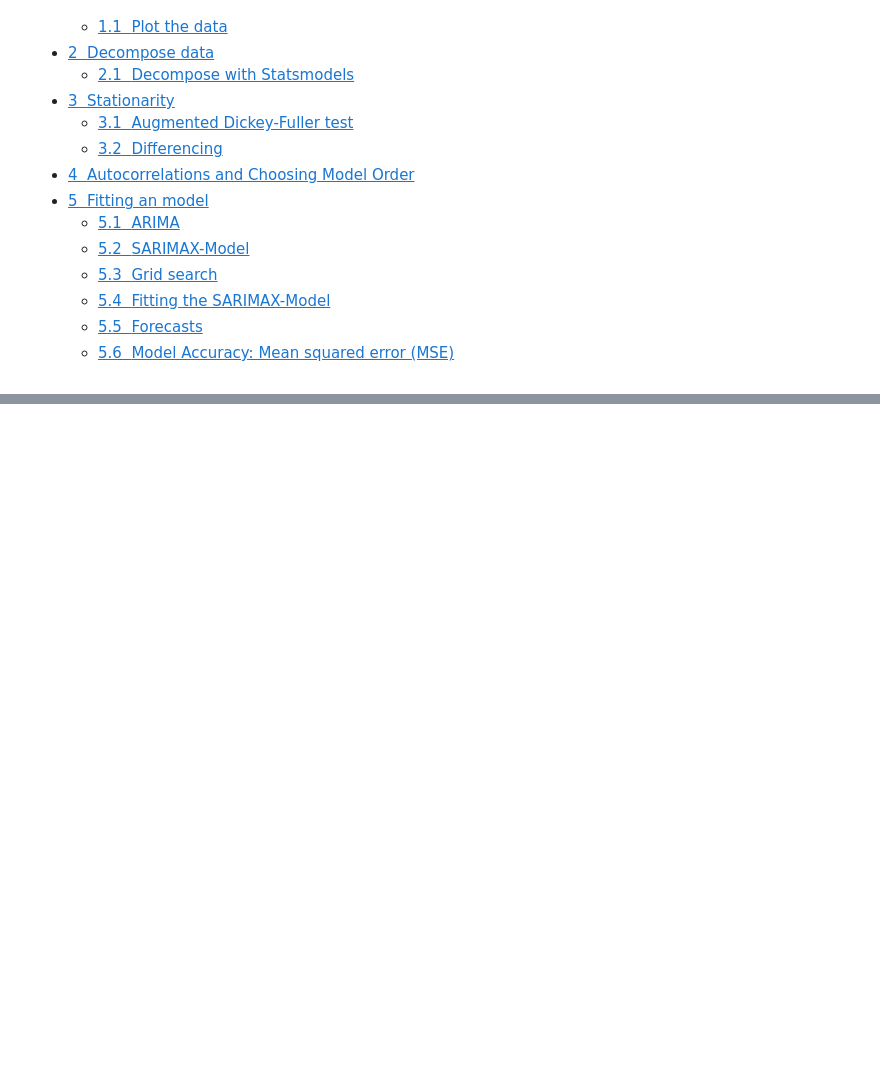
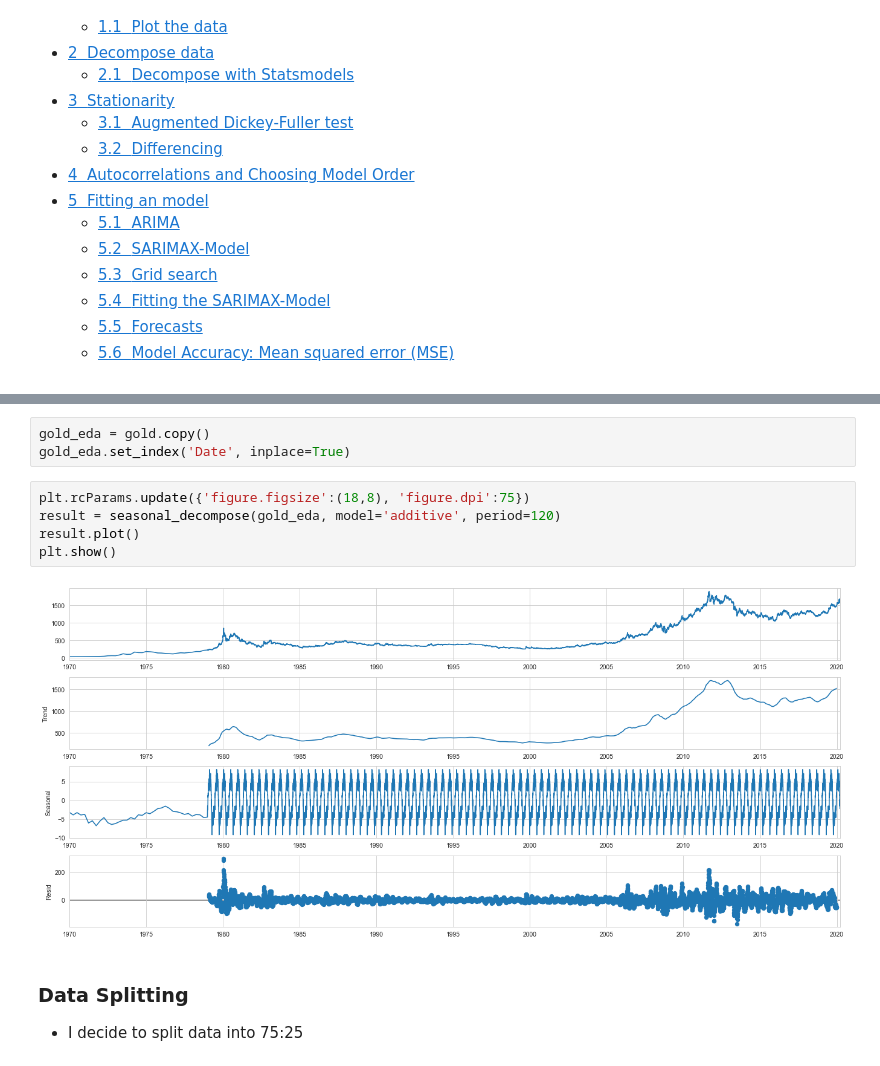
Before and after one commit to Asma-Zahouani/TimeSeriesProject, a Jupyter notebook: index.ipynb, the cells around one changed output, grey strips where cells are left out. Cells and saved outputs as stored; diff of their text form; blank space fills up the shorter version.

```diff
--- a/index.ipynb
+++ b/index.ipynb
@@ -3,0 +88,13 @@
+# %%
+gold_eda = gold.copy()
+gold_eda.set_index('Date', inplace=True)
+# %%
+plt.rcParams.update({'figure.figsize':(18,8), 'figure.dpi':75})
+result = seasonal_decompose(gold_eda, model='additive', period=120)
+result.plot()
+plt.show()
+# %% [output]
+[figure, added]
+# %% [markdown]
+### Data Splitting
+- I decide to split data into 75:25
```
Also changed, not shown: parts of 43 cells of this notebook, 3 other files.
